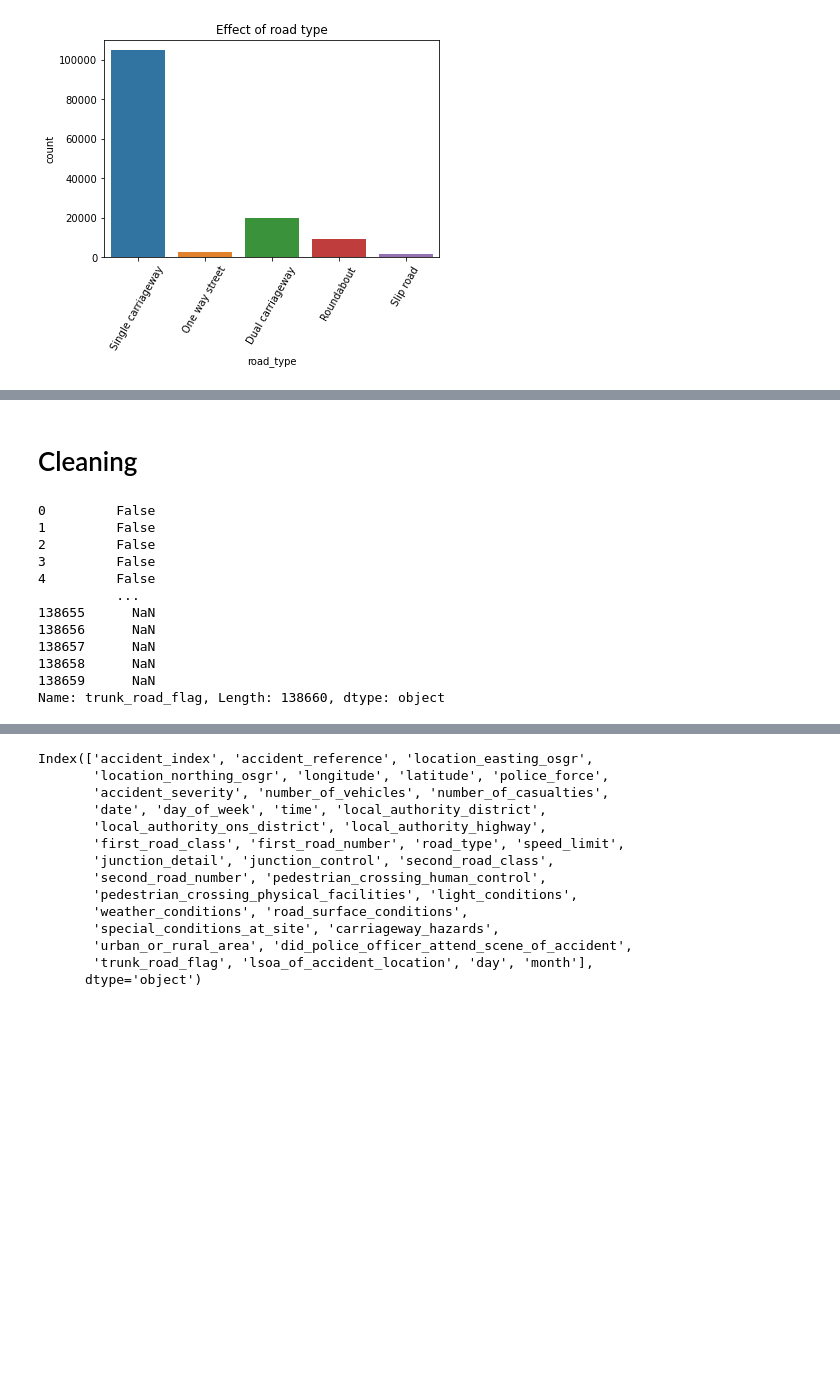
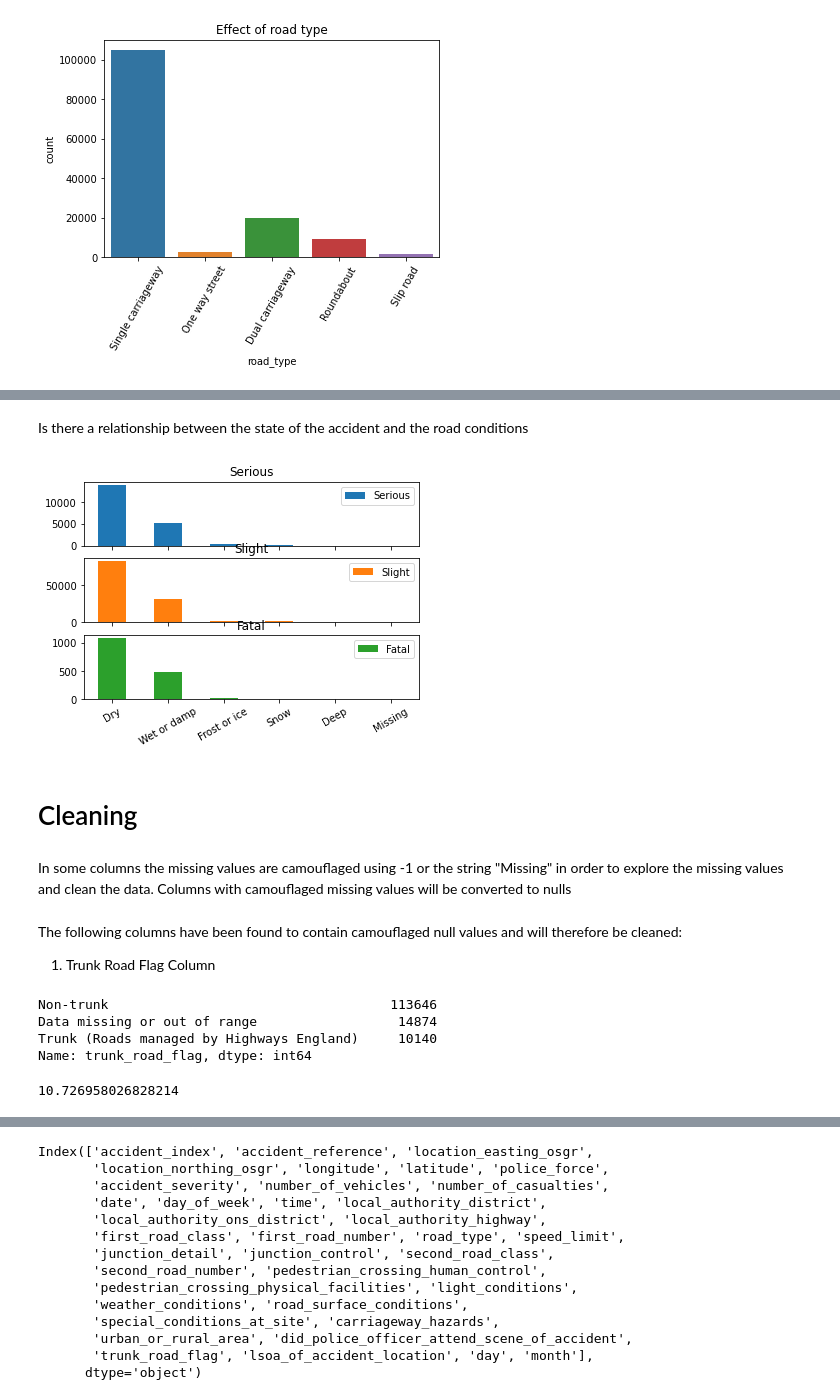
Before and after one commit to allaaamr/DataEngineering, a Jupyter notebook: main.ipynb, the cells around one changed output, grey strips where cells are left out. Drawn from its saved outputs; the diff is of its cells as text; code cells hidden in the pictures; blank space fills up the shorter version.

Commit message:
Collective & Ordered

```diff
--- a/main.ipynb
+++ b/main.ipynb
@@ -45,21 +61,36 @@ plt.show()
+# %% [markdown]
+Is there a relationship between the state of the accident and the road conditions
+# %%
+serious = df[df['accident_severity'] == "Serious"]
+slight = df[df['accident_severity'] == "Slight"]
+fatal = df[df['accident_severity'] == "Fatal"]
+
+seriList = list(serious["road_surface_conditions"].value_counts().values)
+sliList = list(slight["road_surface_conditions"].value_counts().values)
+faList = list(fatal["road_surface_conditions"].value_counts().values)
+
+index = ['Dry','Wet or damp','Frost or ice', 'Snow','Deep', 'Missing']
+divisionDF = pd.DataFrame({'Serious':seriList,'Slight':sliList,'Fatal':faList},index=index)
+ax = divisionDF.plot.bar(rot = 30, subplots=True)
+# %% [output]
+[figure, added]
 # %% [markdown]
 # Cleaning
-# %%
-# Cleaning Trunk Road Flag Column, Converting String to Boolean & Missing to Null
-df['trunk_road_flag'] = df['trunk_road_flag'].replace('Non-trunk', False)
-df['trunk_road_flag'] = df['trunk_road_flag'].replace('Trunk (Roads managed by Highways England)', True)
-df['trunk_road_flag'] = df['trunk_road_flag'].replace('Data missing or out of range', np.nan)
-df['trunk_road_flag']
-# %% [output]
-0         False
-1         False
-2         False
-3         False
-4         False
-          ...
-138655      NaN
-138656      NaN
-138657      NaN
-138658      NaN
-138659      NaN
-Name: trunk_road_flag, Length: 138660, dtype: object
+# %% [markdown]
+In some columns the missing values are camouflaged using -1 or the string "Missing" in order to explore the missing values and clean the data. Columns with camouflaged missing values will be converted to nulls
+# %% [markdown]
+The following columns have been found to contain camouflaged null values and will therefore be cleaned:
+1. Trunk Road Flag Column
+# %%
+df_clean=df.copy()
+print(df['trunk_road_flag'].value_counts()) #14874 values including "Data missing or out of range"
+df_clean['trunk_road_flag'] = df_clean['trunk_road_flag'].replace('Data missing or out of range', np.nan)
+df_clean['trunk_road_flag'] = df_clean['trunk_road_flag'].replace('Non-trunk', False)
+df_clean['trunk_road_flag'] = df_clean['trunk_road_flag'].replace('Trunk (Roads managed by Highways England)', True)
+df_clean["trunk_road_flag"].isnull().mean()*100 # 10.72% null
+# %% [output]
+Non-trunk                                    113646
+Data missing or out of range                  14874
+Trunk (Roads managed by Highways England)     10140
+Name: trunk_road_flag, dtype: int64
+10.726958026828214
```
Also changed, not shown: parts of 73 cells of this notebook, 1 other file.
